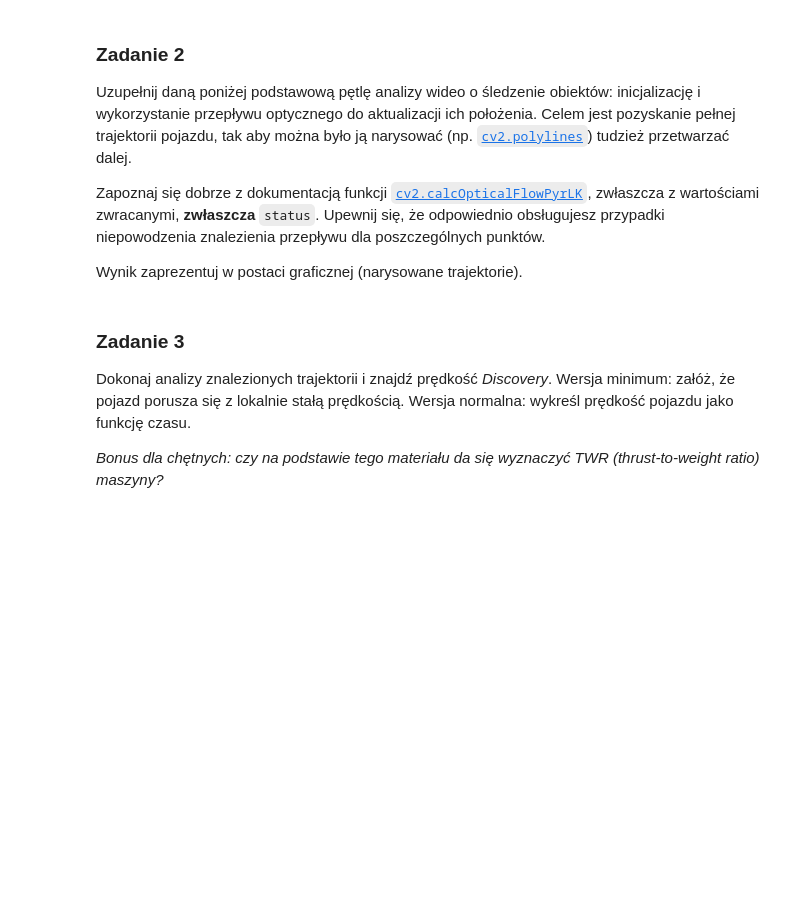
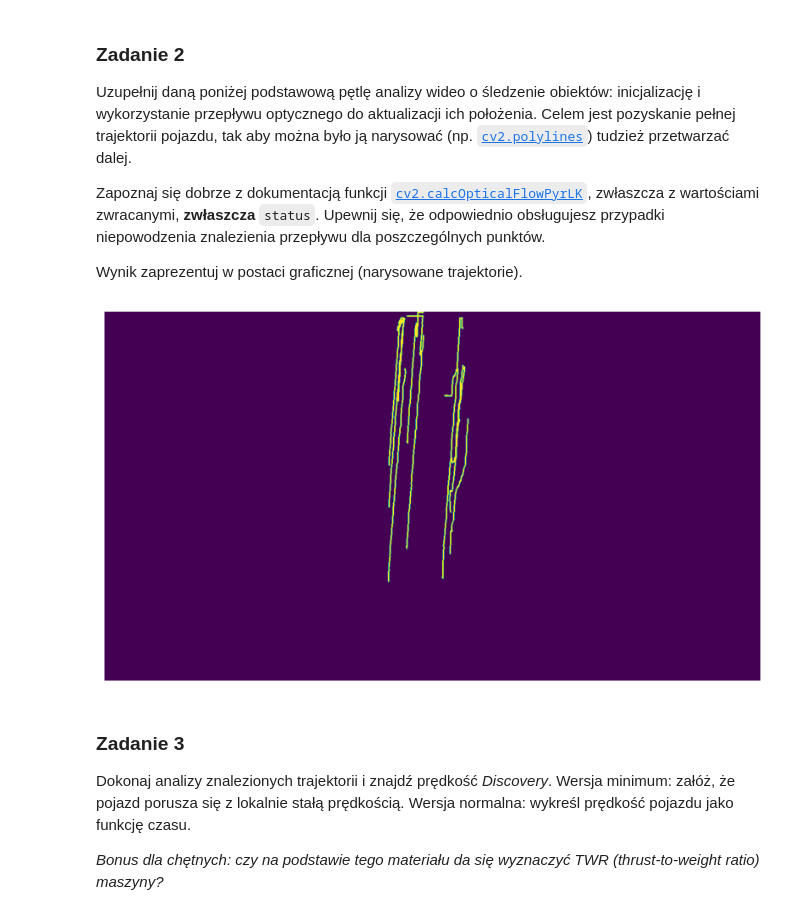
Before and after one commit to WitoldFracek/AiPOiV, a Jupyter notebook: Lab8/Lab8.2_zadanie.ipynb, the cells around one changed output. Cells and saved outputs as stored; diff of their text form; code cells hidden in the pictures; blank space fills up the shorter version.

```diff
--- a/Lab8/Lab8.2_zadanie.ipynb
+++ b/Lab8/Lab8.2_zadanie.ipynb
@@ -41,6 +41,12 @@ from PIL import Image
 ### Zadanie 1
 
 Na podstawie pierwszej klatki z materiału dokonaj kalibracji parametrów detektora cech do śledzenia (sugerowany detektor: [`cv2.goodFeaturesToTrack`](https://docs.opencv.org/3.4/dd/d1a/group__imgproc__feature.html#ga1d6bb77486c8f92d79c8793ad995d541)). Dobór tych parametrów jest kluczowy dla reszty zadania, więc zapoznaj się z ich znaczeniem.
+# %%
+TANK_HEIGHT_IN_PIXELS = 465  # sprawdzone doświadczalnie
+MASK = np.zeros((720, 1280))
+MASK[:-165, 550:-600] = 1
+MASK = MASK.astype(np.uint8)
+TANK_HEIGHT_IN_METERS = 47 # netrów
 # %%
 def get_video_details(video: cv2.VideoCapture):
     fps = video.get(cv2.CAP_PROP_FPS)
@@ -61,6 +67,19 @@ def frame_pair_iter(path: str) -> Lazy[tuple[np.ndarray, np.ndarray]]:
         video1.release()
         video2.release()
     return Lazy(inner_generator())
+
+def get_good_features(src: np.ndarray) -> np.ndarray:
+    features = cv2.goodFeaturesToTrack(
+        image=src,
+        mask=MASK,
+        maxCorners=20,
+        qualityLevel=0.1,
+        minDistance=50,
+        blockSize=3,
+        useHarrisDetector=False,
+        k=0.04
+    )
+    return features
 # %%
 source = cv2.VideoCapture('./data/shuttle.mp4')
 status, frame = source.read()
@@ -68,7 +87,8 @@ source.release()
 
 h, w, c = frame.shape
 mask = np.zeros((h, w), dtype=np.uint8)
-mask[90:-165, 550:-600] = 1
+# mask[90:-165, 550:-600] = 1
+mask[:-165, 550:-600] = 1
 
 rgb = cv2.cvtColor(frame, cv2.COLOR_BGR2RGB)
 gray = cv2.cvtColor(frame, cv2.COLOR_BGR2GRAY)
@@ -131,3 +169,7 @@ def baseLoop(source: cv2.VideoCapture):
+# %%
+visualize_trajectories('./data/shuttle.mp4', skip=160, take=100)
+# %% [output]
+[figure, added]
 # %% [markdown]
 ### Zadanie 3
 
```
Also changed, not shown: parts of 7 cells of this notebook.
